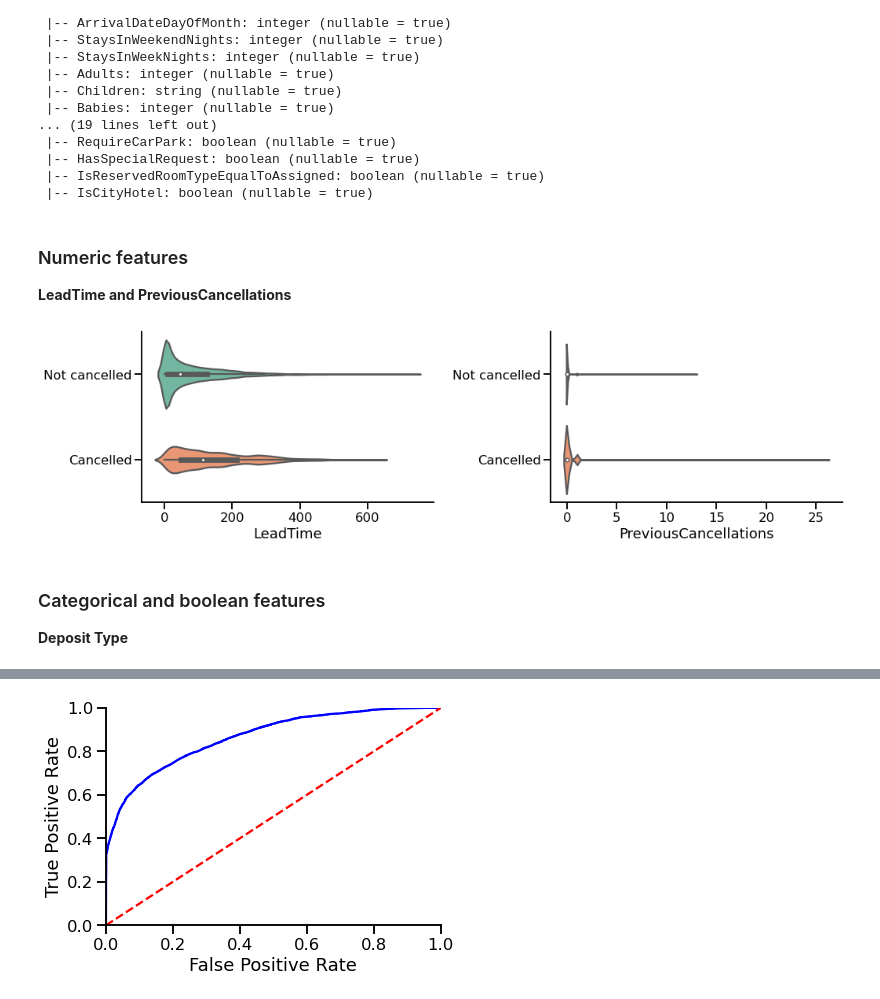
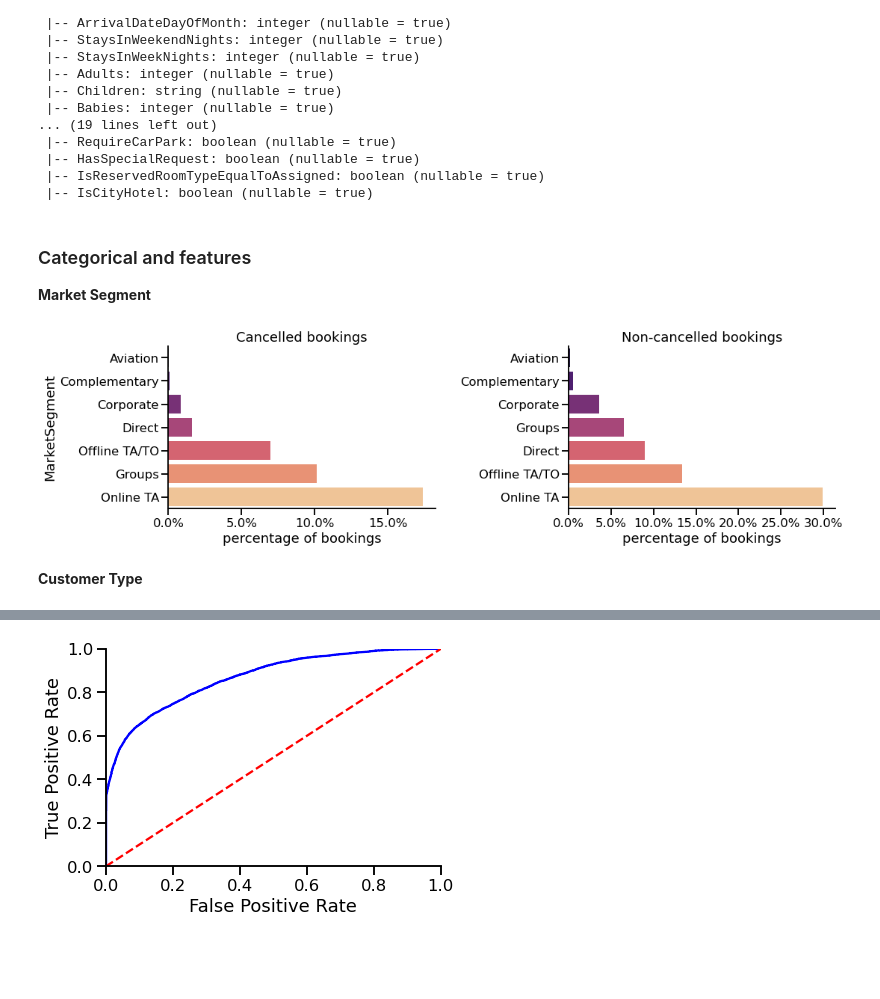
Before and after one commit to elvyna/hotel-booking-cancellation, a Jupyter notebook: 2-data-mining-iter2.ipynb, the cells around one changed output, grey strips where cells are left out. Saved outputs shown, nothing was run; the diff lists cells and outputs as text; code cells hidden in the pictures; blank space fills up the shorter version.

Commit message:
Add visualisations

```diff
--- a/2-data-mining-iter2.ipynb
+++ b/2-data-mining-iter2.ipynb
@@ -521,44 +509,61 @@ root
  |-- HasSpecialRequest: boolean (nullable = true)
  |-- IsReservedRoomTypeEqualToAssigned: boolean (nullable = true)
  |-- IsCityHotel: boolean (nullable = true)
-# %% [markdown]
-### Numeric features
-
-**LeadTime and PreviousCancellations**
+# %% [markdown]
+### Categorical and features
+
+**Market Segment**
+# %%
+from pyspark.sql import SQLContext
+
+sql_con = SQLContext(spark)
+df_hotel_prep.createOrReplaceTempView('df_hotel')
+
+QUERY = """
+    select
+      IsCanceled,
+      {0},
+      count(*) as ct
+    from df_hotel
+    group by 1,2
+""" .format('MarketSegment')
+
+d = sql_con.sql(QUERY).toPandas()
+
+d['pct'] = d['ct'] / d['ct'].sum()
 # %%
+## plotting
 f, ax = plt.subplots(figsize = (16, 4), ncols = 2)
-plt.subplots_adjust(wspace = .4)
+plt.subplots_adjust(wspace = .5)
 
-sns.violinplot(
-    data = df_hotel_prep.select(['IsCanceled','LeadTime']).toPandas(),
-    y = 'IsCanceled',
-    x = 'LeadTime',
-    orient = 'h',
-    palette = 'Set2',
+sns.barplot(
+    data = d[(d['IsCanceled'] == 1)].sort_values(by = 'pct'),
+    x = 'pct',
+    y = 'MarketSegment',
+    palette = 'magma',
     ax = ax[0]
 )
+ax[0].set_title('Cancelled bookings')
+ax[0].set_xlabel('percentage of bookings')
+ax[0].xaxis.set_major_formatter(mtick.PercentFormatter(1.0))
 
-ax[0].set_yticklabels(['Not cancelled','Cancelled'])
-ax[0].set_ylabel('')
-
-sns.violinplot(
-    data = df_hotel_prep.select(['IsCanceled','PreviousCancellations']).toPandas(),
-    y = 'IsCanceled',
-    x = 'PreviousCancellations',
-    orient = 'h',
-    palette = 'Set2',
+sns.barplot(
+    data = d[(d['IsCanceled'] == 0)].sort_values(by = 'pct'),
+    x = 'pct',
+    y = 'MarketSegment',
+    palette = 'magma',
     ax = ax[1]
 )
+ax[1].set_title('Non-cancelled bookings')
+ax[1].xaxis.set_major_formatter(mtick.PercentFormatter(1.0))
+ax[1].set_xlabel('percentage of bookings')
+ax[1].set_ylabel('')
 
-ax[1].set_yticklabels(['Not cancelled','Cancelled'])
-ax[1].set_ylabel('')
 sns.despine();
 # %% [output]
-[figure, old version]
+[figure, new version]
-# %% [markdown]
-### Categorical and boolean features
-
-**Deposit Type**
+# %% [markdown]
+**Customer Type**
 # %%
 from pyspark.sql import SQLContext
 
```
Also changed, not shown: parts of 38 cells of this notebook.
